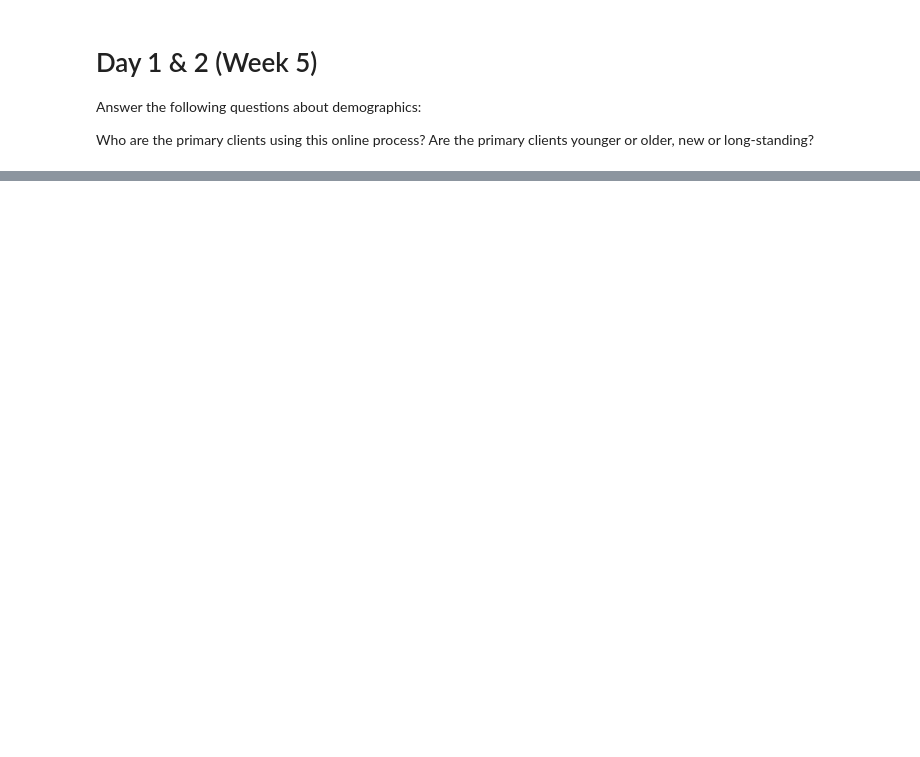
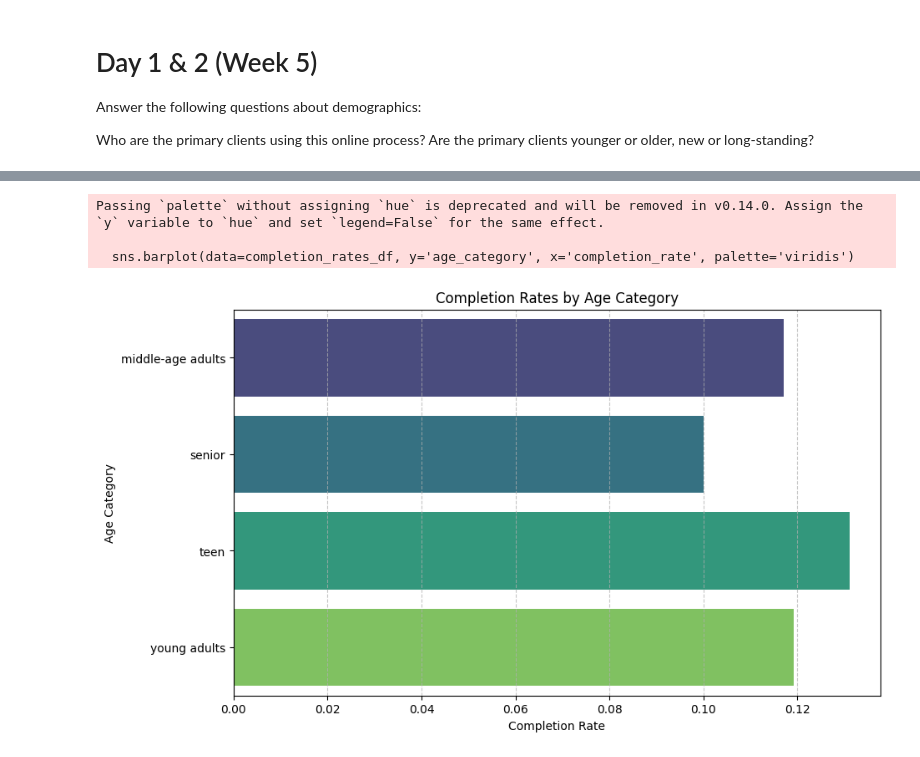
Before and after one commit to DaniCoco31/project_2, a Jupyter notebook: notebooks/Exploratory_nb_Reetu.ipynb, the cells around one changed output, grey strips where cells are left out. Drawn from its saved outputs; the diff is of its cells as text; code cells hidden in the pictures; blank space fills up the shorter version.

```diff
--- a/notebooks/Exploratory_nb_Reetu.ipynb
+++ b/notebooks/Exploratory_nb_Reetu.ipynb
@@ -306,0 +888,21 @@ df_control.select_dtypes("number").nunique().sort_values(ascending=False)
+# %%
+completion_rates_df = completion_rates.reset_index()
+completion_rates_df.columns = ['age_category', 'completion_rate']
+
+# Plot horizontal bar graph
+plt.figure(figsize=(10, 6))
+sns.barplot(data=completion_rates_df, y='age_category', x='completion_rate', palette='viridis')
+
+# Add titles and labels
+plt.title('Completion Rates by Age Category')
+plt.xlabel('Completion Rate')
+plt.ylabel('Age Category')
+
+# Show plot
+plt.grid(axis='x', linestyle='--', alpha=0.7)
+plt.show()
+# %% [output]
+Passing `palette` without assigning `hue` is deprecated and will be removed in v0.14.0. Assign the `y` variable to `hue` and set `legend=False` for the same effect.
+
+  sns.barplot(data=completion_rates_df, y='age_category', x='completion_rate', palette='viridis')
+[figure, added]
```
Also changed, not shown: parts of 48 cells of this notebook, 2 other files.
